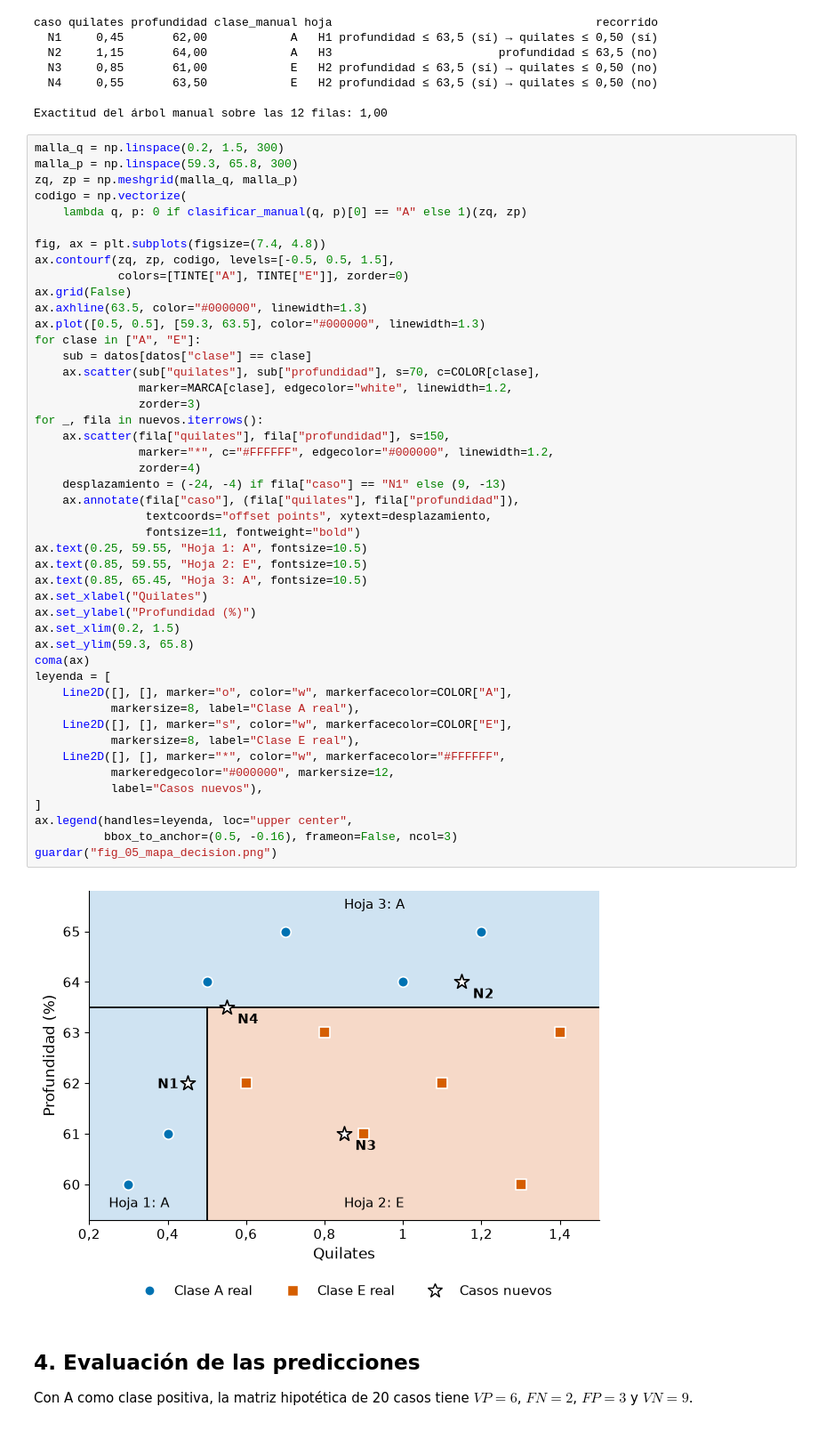
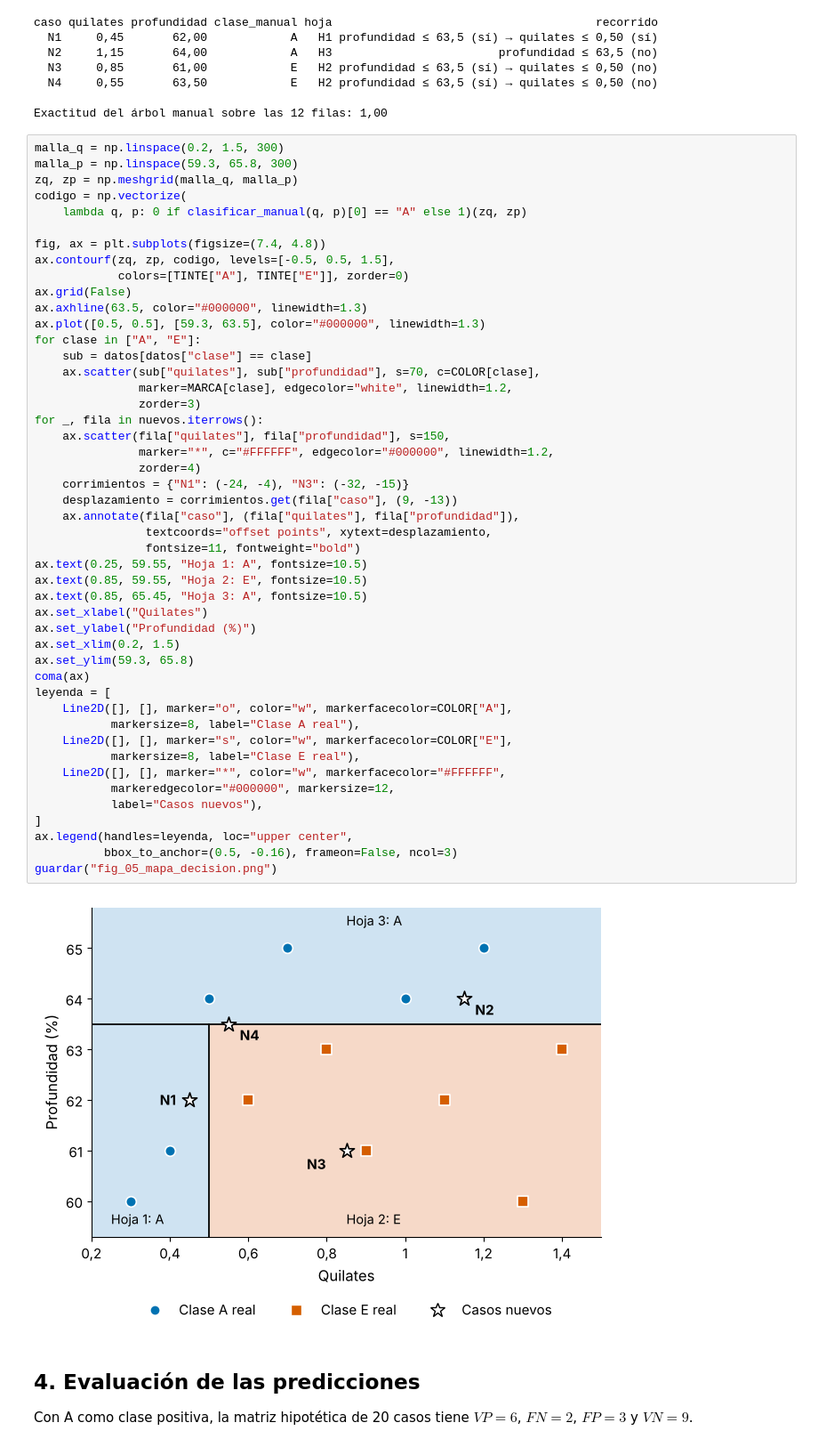
Before and after one commit to CamiloDG07/Taller-Arboles-de-decisi-n, a Jupyter notebook: taller_arboles_decision.ipynb, the cells around one changed output. Shown at 89% size. Saved outputs shown, nothing was run; the diff lists cells and outputs as text.

```diff
--- a/taller_arboles_decision.ipynb
+++ b/taller_arboles_decision.ipynb
@@ -546,35 +546,36 @@ for clase in ["A", "E"]:
                marker=MARCA[clase], edgecolor="white", linewidth=1.2,
                zorder=3)
 for _, fila in nuevos.iterrows():
     ax.scatter(fila["quilates"], fila["profundidad"], s=150,
                marker="*", c="#FFFFFF", edgecolor="#000000", linewidth=1.2,
                zorder=4)
-    desplazamiento = (-24, -4) if fila["caso"] == "N1" else (9, -13)
+    corrimientos = {"N1": (-24, -4), "N3": (-32, -15)}
+    desplazamiento = corrimientos.get(fila["caso"], (9, -13))
     ax.annotate(fila["caso"], (fila["quilates"], fila["profundidad"]),
                 textcoords="offset points", xytext=desplazamiento,
                 fontsize=11, fontweight="bold")
 ax.text(0.25, 59.55, "Hoja 1: A", fontsize=10.5)
 ax.text(0.85, 59.55, "Hoja 2: E", fontsize=10.5)
 ax.text(0.85, 65.45, "Hoja 3: A", fontsize=10.5)
 ax.set_xlabel("Quilates")
 ax.set_ylabel("Profundidad (%)")
 ax.set_xlim(0.2, 1.5)
 ax.set_ylim(59.3, 65.8)
 coma(ax)
 leyenda = [
     Line2D([], [], marker="o", color="w", markerfacecolor=COLOR["A"],
            markersize=8, label="Clase A real"),
     Line2D([], [], marker="s", color="w", markerfacecolor=COLOR["E"],
            markersize=8, label="Clase E real"),
     Line2D([], [], marker="*", color="w", markerfacecolor="#FFFFFF",
            markeredgecolor="#000000", markersize=12,
            label="Casos nuevos"),
 ]
 ax.legend(handles=leyenda, loc="upper center",
           bbox_to_anchor=(0.5, -0.16), frameon=False, ncol=3)
 guardar("fig_05_mapa_decision.png")
 # %% [output]
-[figure, old version]
+[figure, new version]
 # %% [markdown]
 ## 4. Evaluación de las predicciones
 
```
Also changed, not shown: parts of 11 cells of this notebook, 4 other files.
